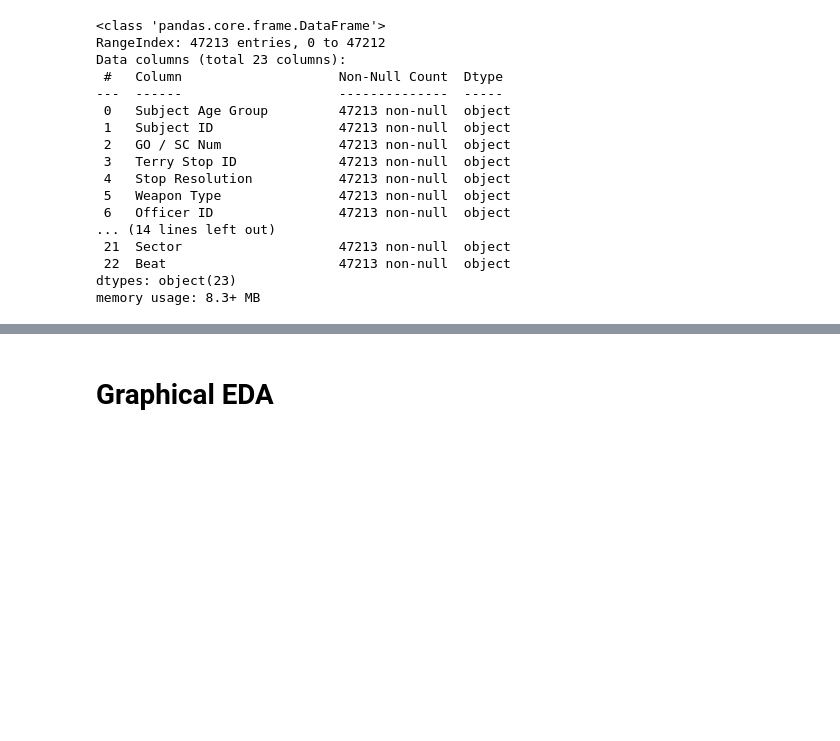
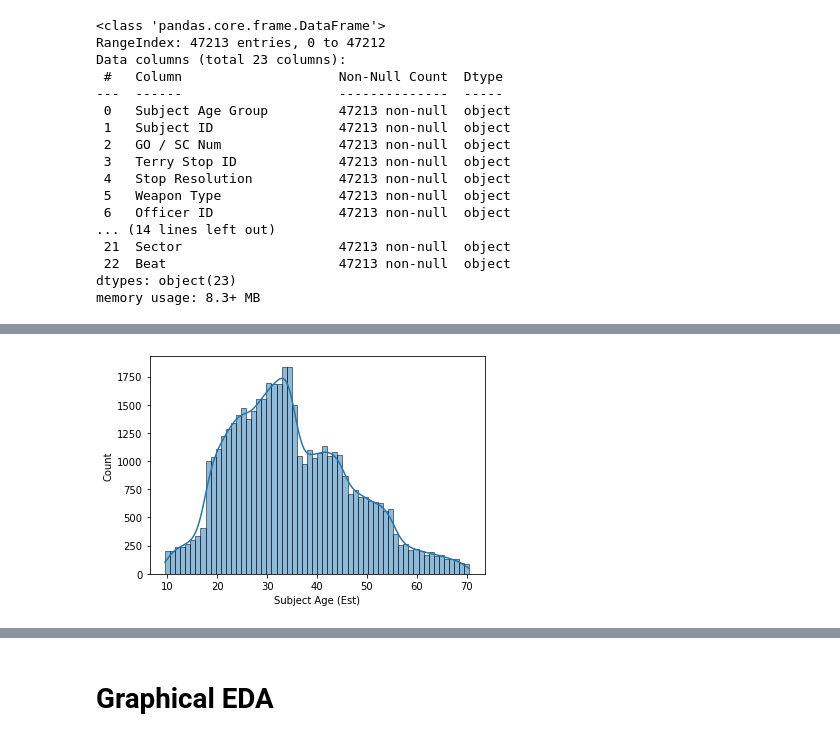
Before and after one commit to sethnlewis/Policing-Bias, a Jupyter notebook: analysis/EDA.ipynb, the cells around one changed output, grey strips where cells are left out. Saved outputs shown, nothing was run; the diff lists cells and outputs as text; code cells hidden in the pictures; blank space fills up the shorter version.

```diff
--- a/analysis/EDA.ipynb
+++ b/analysis/EDA.ipynb
@@ -5,6 +5,7 @@ import pandas as pd
 import numpy as np
 import matplotlib.pyplot as plt
 import seaborn as sns
+import pickle
 import os, sys
 
 from custom_functions import *
@@ -16,6 +17,7 @@ from sklearn.compose import make_column_selector, make_column_transformer
 from sklearn.linear_model import LogisticRegression
 from sklearn.neighbors import KNeighborsClassifier
 from sklearn.preprocessing import StandardScaler
+from imblearn.over_sampling import SMOTE
 
 %load_ext autoreload
 %autoreload 2
@@ -23,3 +25,7 @@ from sklearn.preprocessing import StandardScaler
 pd.set_option('display.max_columns', 100)
 
 RANDOM_STATE = 100
+
+raw_terry_path = os.path.join('..', 'data', 'raw', 'terry-stops.csv')
+processed_data_path = os.path.join('..', 'data', 'processed')
+UNKNOWN = 'Not provided'
@@ -26,6 +48,5 @@ RANDOM_STATE = 100
 # %%
-path = os.path.join('..', 'data', 'raw', 'terry-stops.csv')
-df = pd.read_csv(path, dtype='str')
+df = pd.read_csv(raw_terry_path, dtype='str')
 
 # Strip spaces, as relevant
 for col in df.columns:
@@ -167,0 +180,73 @@ KeyError: 'Subject ID'
+# %%
+# ------ ESTIMATE SUBJECT AGE ------
+
+np.random.seed(RANDOM_STATE)
+
+df['Subject Age Group'].replace('-', UNKNOWN, inplace=True)
+
+years_in_category = {'1 - 17': [10, 17],
+'18 - 25': [18, 25],
+'26 - 35': [26, 35],
+'36 - 45': [36, 45],
+'46 - 55': [46, 55],
+'56 and Above': [56, 70]}
+
+def predict_ages():
+    avg, std = calculate_mean_and_std()
+
+    ages = []
+    for age_categorical in df['Subject Age Group']:
+        age = predict_age_from_category(age_categorical, avg, std)
+        ages.append(age)
+    return ages
+
+
+def calculate_mean_and_std():
+    xy = {}
+
+    age_group_counts = dict(df['Subject Age Group'].value_counts())
+
+    for age_group in df['Subject Age Group'].replace(UNKNOWN, np.nan).dropna().unique():
+        age_range_list = set_range(age_group)
+        age_range_ct = age_group_counts[age_group]
+
+        for item in age_range_list:
+            xy[item] = int(age_range_ct/len(age_range_list))
+
+    x = np.array(list(xy.keys()))
+    y = np.array(list(xy.values()))
+    avg = x.mean()
+    std = x.std()
+    return avg, std
+
+
+
+def set_range(age_range):
+    age_range = years_in_category[age_range]
+    start = age_range[0]
+    stop = age_range[1]
+    return np.linspace(start, stop, stop-start+1)
+
+
+
+def predict_age_from_category(bucket, avg, std):
+
+    if bucket == UNKNOWN:
+        year_range = np.array(list(years_in_category.values())).flatten()
+        min_age = year_range.min()
+        max_age = year_range.max()
+    else:
+        year_range = years_in_category[bucket]
+        min_age = year_range[0]
+        max_age = year_range[1]
+    age = 0
+    while ((age <= min_age-0.5) or (age > max_age+0.5)):
+        age = np.random.normal(avg, std)
+    return age
+
+
+df['Subject Age (Est)'] = predict_ages()
+sns.histplot(df['Subject Age (Est)'], bins=60, kde=True);
+plt.savefig('hist.png')
+# %% [output]
+[figure, added]
```
Also changed, not shown: parts of 20 cells of this notebook, 1 other file.
